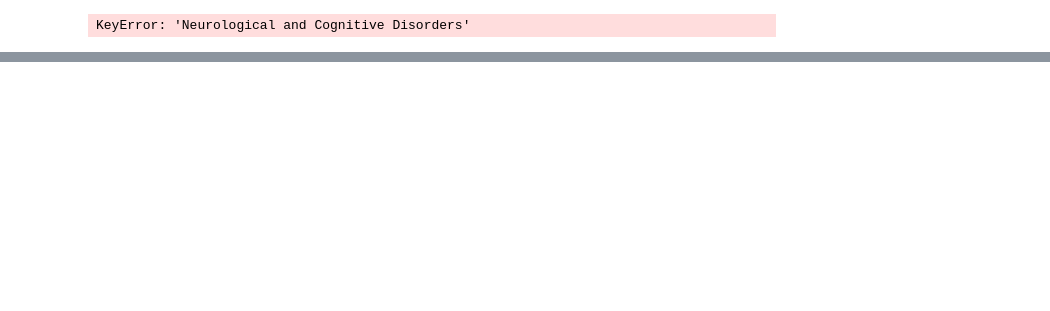
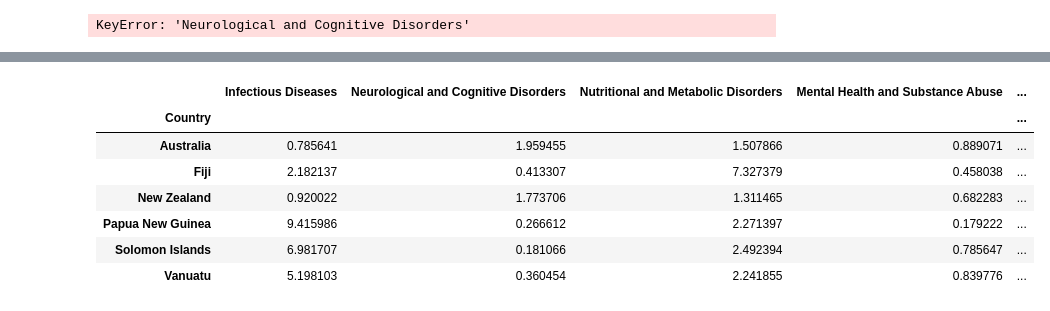
Before and after one commit to Denze8/Data-Visualization-Project, a Jupyter notebook: appmain.ipynb, the cells around one changed output, grey strips where cells are left out. Saved outputs shown, nothing was run; the diff lists cells and outputs as text; code cells hidden in the pictures; blank space fills up the shorter version.

```diff
--- a/appmain.ipynb
+++ b/appmain.ipynb
@@ -63,8 +70,6 @@ for i, poly in enumerate(geo_data.geometry.unique()):
 
             temp.append(new)
         geo_data.loc[list(geo_data.loc[geo_data['Country'] == country].index), 'geometry'] = shapely.ops.unary_union(temp)
-# %%
-geo_data[a] = geo_data[a].div(geo_data.sum_deaths, axis = 0)
 # %%
 def geo_plot(gdf, year, column = None, country_select = None, title = ''):
 
@@ -453,0 +466,35 @@ Length: 5040, dtype: float64
+# %%
+from bokeh.io import output_file, show
+from bokeh.models import ColumnDataSource, FactorRange
+from bokeh.plotting import figure
+
+geo_data.loc[geo_data['continents'] = 'Oceania']
+country =
+causes  = ['Infectious Diseases', 'Neurological and Cognitive Disorders',
+       'Nutritional and Metabolic Disorders',
+       'Mental Health and Substance Abuse', 'Injuries and Accidents',
+       'Maternal and Child Health', 'Non-communicable Diseases',
+       'Violence and Conflict']
+
+data = {'fruits' : fruits,
+        '2015'   : [2, 1, 4, 3, 2, 4],
+        '2016'   : [5, 3, 3, 2, 4, 6],
+        '2017'   : [3, 2, 4, 4, 5, 3]}
+
+# this creates [ ("Apples", "2015"), ("Apples", "2016"), ("Apples", "2017"), ("Pears", "2015), ... ]
+x = [ (fruit, year) for fruit in fruits for year in years ]
+counts = sum(zip(data['2015'], data['2016'], data['2017']), ()) # like an hstack
+
+source = ColumnDataSource(data=dict(x=x, counts=counts))
+
+p = figure(x_range=FactorRange(*x), height=250, title="Fruit counts by year",
+           toolbar_location=None, tools="")
+
+p.vbar(x='x', top='counts', width=0.9, source=source)
+
+p.y_range.start = 0
+p.x_range.range_padding = 0.1
+p.xaxis.major_label_orientation = 1
+p.xgrid.grid_line_color = None
+
+show(p)
@@ -453,0 +504,12 @@ Length: 5040, dtype: float64
+# %%
+a = geo_data.loc[geo_data['continent'] == 'Oceania']
+a = a.groupby('Country')[causes].sum()
+# %% [output]
+|  | Infectious Diseases | Neurological and Cognitive Disorders | Nutritional and Metabolic Disorders | Mental Health and Substance Abuse | ... |
+| Country |  |  |  |  | ... |
+| Australia | 0.785641 | 1.959455 | 1.507866 | 0.889071 | ... |
+| Fiji | 2.182137 | 0.413307 | 7.327379 | 0.458038 | ... |
+| New Zealand | 0.920022 | 1.773706 | 1.311465 | 0.682283 | ... |
+| Papua New Guinea | 9.415986 | 0.266612 | 2.271397 | 0.179222 | ... |
+| Solomon Islands | 6.981707 | 0.181066 | 2.492394 | 0.785647 | ... |
+| Vanuatu | 5.198103 | 0.360454 | 2.241855 | 0.839776 | ... |
```
Also changed, not shown: parts of 15 cells of this notebook.
